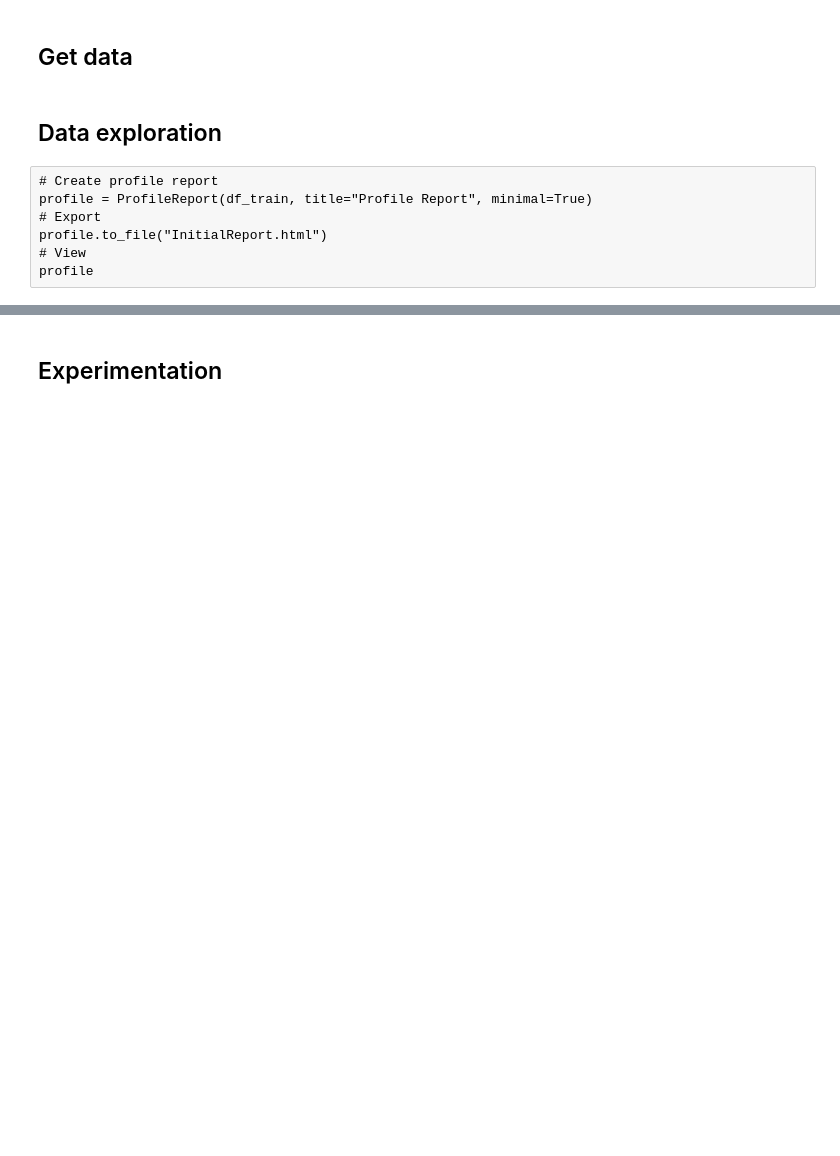
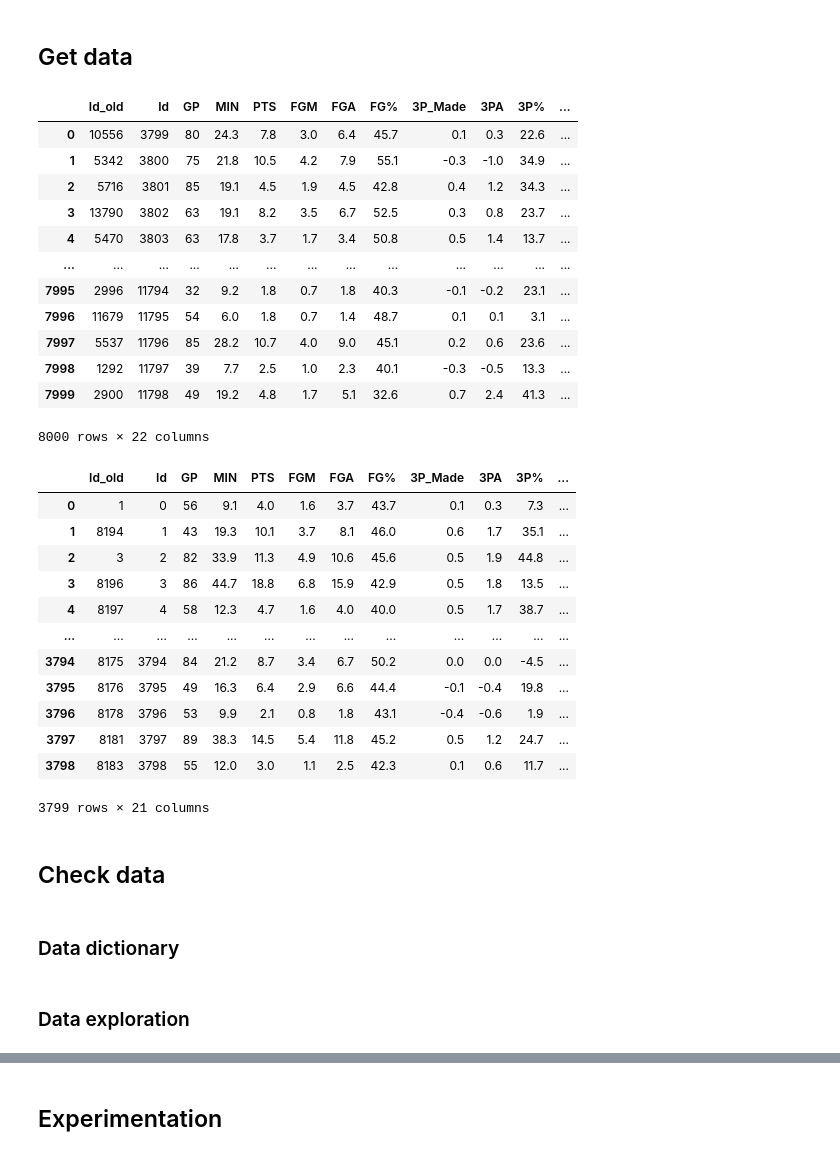
Before and after one commit to chrimaho/MDSI_ADSI_FEB21_AT1, a Jupyter notebook: notebooks/David/adsi_at1_parta.ipynb, the cells around one changed output, grey strips where cells are left out. Saved outputs shown, nothing was run; the diff lists cells and outputs as text; code cells hidden in the pictures; blank space fills up the shorter version.

```diff
--- a/notebooks/David/adsi_at1_parta.ipynb
+++ b/notebooks/David/adsi_at1_parta.ipynb
@@ -17,10 +17,44 @@ from pandas_profiling import ProfileReport
 # %% [markdown]
 ## Get data
 # %%
+# Turn off table squishing
+pd.options.display.max_columns = None
+
 # Import and inspect training data
 df_train = pd.read_csv('../../data/raw/train.csv')
-#display(df_train)
+display(df_train)
 
 # Import and inspect test data
 df_test = pd.read_csv('../../data/raw/test.csv')
-#display(df_test)
+display(df_test)
+# %% [output]
+|  | Id_old | Id | GP | MIN | PTS | FGM | FGA | FG% | 3P_Made | 3PA | 3P% | ... |
+| 0 | 10556 | 3799 | 80 | 24.3 | 7.8 | 3.0 | 6.4 | 45.7 | 0.1 | 0.3 | 22.6 | ... |
+| 1 | 5342 | 3800 | 75 | 21.8 | 10.5 | 4.2 | 7.9 | 55.1 | -0.3 | -1.0 | 34.9 | ... |
+| 2 | 5716 | 3801 | 85 | 19.1 | 4.5 | 1.9 | 4.5 | 42.8 | 0.4 | 1.2 | 34.3 | ... |
+| 3 | 13790 | 3802 | 63 | 19.1 | 8.2 | 3.5 | 6.7 | 52.5 | 0.3 | 0.8 | 23.7 | ... |
+| 4 | 5470 | 3803 | 63 | 17.8 | 3.7 | 1.7 | 3.4 | 50.8 | 0.5 | 1.4 | 13.7 | ... |
+| ... | ... | ... | ... | ... | ... | ... | ... | ... | ... | ... | ... | ... |
+| 7995 | 2996 | 11794 | 32 | 9.2 | 1.8 | 0.7 | 1.8 | 40.3 | -0.1 | -0.2 | 23.1 | ... |
+| 7996 | 11679 | 11795 | 54 | 6.0 | 1.8 | 0.7 | 1.4 | 48.7 | 0.1 | 0.1 | 3.1 | ... |
+| 7997 | 5537 | 11796 | 85 | 28.2 | 10.7 | 4.0 | 9.0 | 45.1 | 0.2 | 0.6 | 23.6 | ... |
+| 7998 | 1292 | 11797 | 39 | 7.7 | 2.5 | 1.0 | 2.3 | 40.1 | -0.3 | -0.5 | 13.3 | ... |
+| 7999 | 2900 | 11798 | 49 | 19.2 | 4.8 | 1.7 | 5.1 | 32.6 | 0.7 | 2.4 | 41.3 | ... |
+8000 rows × 22 columns
+|  | Id_old | Id | GP | MIN | PTS | FGM | FGA | FG% | 3P_Made | 3PA | 3P% | ... |
+| 0 | 1 | 0 | 56 | 9.1 | 4.0 | 1.6 | 3.7 | 43.7 | 0.1 | 0.3 | 7.3 | ... |
+| 1 | 8194 | 1 | 43 | 19.3 | 10.1 | 3.7 | 8.1 | 46.0 | 0.6 | 1.7 | 35.1 | ... |
+| 2 | 3 | 2 | 82 | 33.9 | 11.3 | 4.9 | 10.6 | 45.6 | 0.5 | 1.9 | 44.8 | ... |
+| 3 | 8196 | 3 | 86 | 44.7 | 18.8 | 6.8 | 15.9 | 42.9 | 0.5 | 1.8 | 13.5 | ... |
+| 4 | 8197 | 4 | 58 | 12.3 | 4.7 | 1.6 | 4.0 | 40.0 | 0.5 | 1.7 | 38.7 | ... |
+| ... | ... | ... | ... | ... | ... | ... | ... | ... | ... | ... | ... | ... |
+| 3794 | 8175 | 3794 | 84 | 21.2 | 8.7 | 3.4 | 6.7 | 50.2 | 0.0 | 0.0 | -4.5 | ... |
+| 3795 | 8176 | 3795 | 49 | 16.3 | 6.4 | 2.9 | 6.6 | 44.4 | -0.1 | -0.4 | 19.8 | ... |
+| 3796 | 8178 | 3796 | 53 | 9.9 | 2.1 | 0.8 | 1.8 | 43.1 | -0.4 | -0.6 | 1.9 | ... |
+| 3797 | 8181 | 3797 | 89 | 38.3 | 14.5 | 5.4 | 11.8 | 45.2 | 0.5 | 1.2 | 24.7 | ... |
+| 3798 | 8183 | 3798 | 55 | 12.0 | 3.0 | 1.1 | 2.5 | 42.3 | 0.1 | 0.6 | 11.7 | ... |
+3799 rows × 21 columns
+# %% [markdown]
+## Check data
+# %% [markdown]
+### Data dictionary
@@ -27,9 +88,2 @@ df_test = pd.read_csv('../../data/raw/test.csv')
 # %% [markdown]
-## Data exploration
+### Data exploration
-# %% [raw]
-# Create profile report
-profile = ProfileReport(df_train, title="Profile Report", minimal=True)
-# Export
-profile.to_file("InitialReport.html")
-# View
-profile
```
Also changed, not shown: parts of 65 cells of this notebook, 19 other files.
